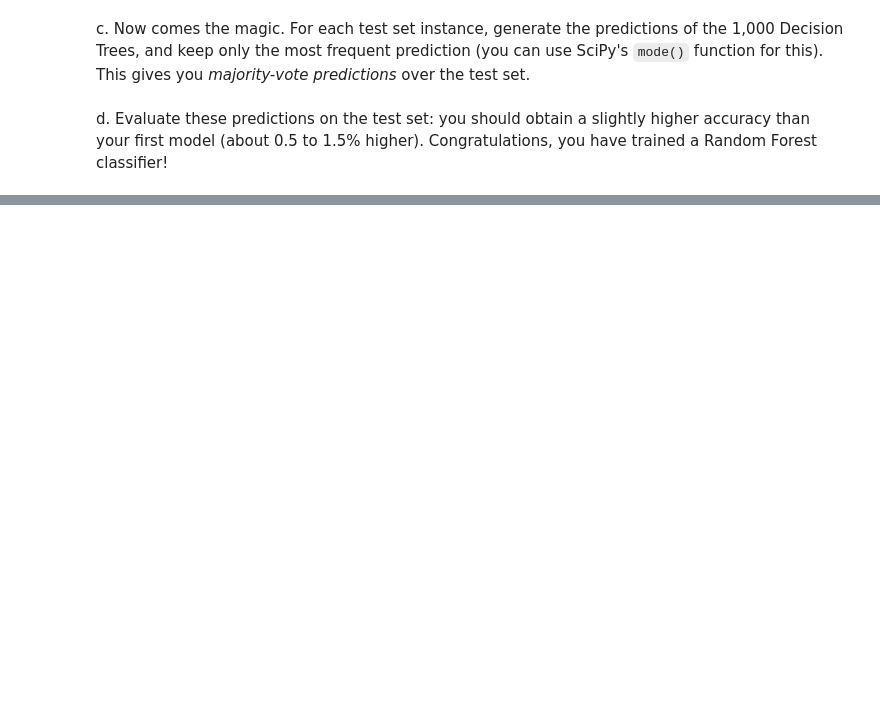
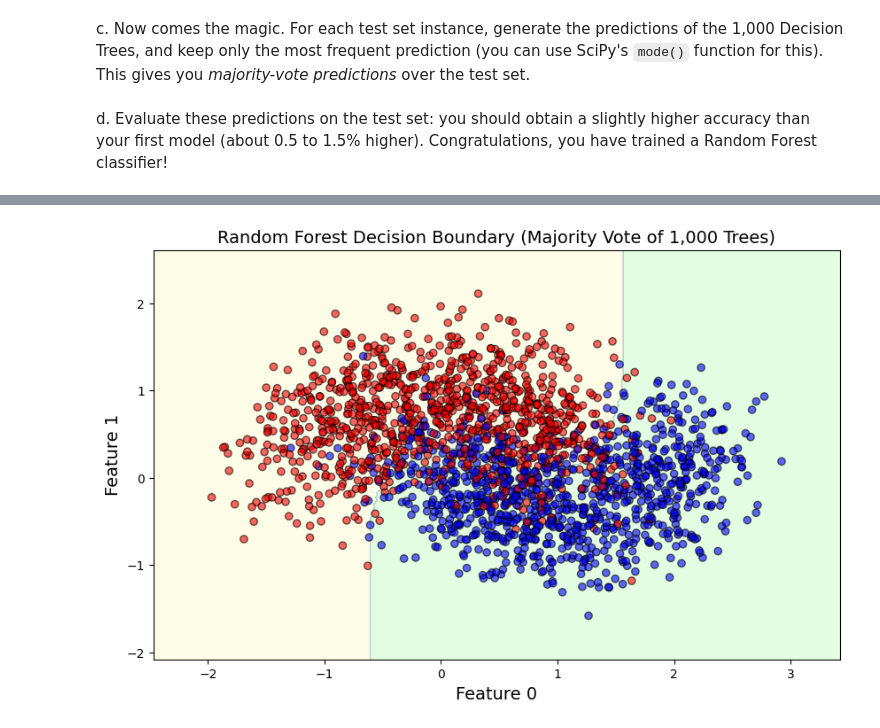
Before and after one commit to ahmedhasan-27/shiftsmart-ai, a Jupyter notebook: 06_decision_trees.ipynb, the cells around one changed output, grey strips where cells are left out. Cells and saved outputs as stored; diff of their text form; code cells hidden in the pictures; blank space fills up the shorter version.

```diff
--- a/06_decision_trees.ipynb
+++ b/06_decision_trees.ipynb
@@ -181,0 +217,39 @@ accuracy_score(y_test, y_pred_majority_votes.reshape([-1]))
+# %%
+import numpy as np
+import matplotlib.pyplot as plt
+from matplotlib.colors import ListedColormap
+
+def plot_decision_boundary(X, y, y_pred_fn):
+    # Set up mesh grid
+    x1_min, x1_max = X[:, 0].min() - 0.5, X[:, 0].max() + 0.5
+    x2_min, x2_max = X[:, 1].min() - 0.5, X[:, 1].max() + 0.5
+    xx1, xx2 = np.meshgrid(np.linspace(x1_min, x1_max, 500),
+                           np.linspace(x2_min, x2_max, 500))
+
+    # Flatten the grid points to feed into the voting logic
+    X_grid = np.c_[xx1.ravel(), xx2.ravel()]
+
+    # Get predictions for all points in the grid using the ensemble
+    Y_grid_pred = np.empty([n_trees, len(X_grid)], dtype=np.uint8)
+    for tree_index, tree in enumerate(forest):
+        Y_grid_pred[tree_index] = tree.predict(X_grid)
+
+    from scipy.stats import mode
+    y_grid_majority, _ = mode(Y_grid_pred, axis=0)
+    zz = y_grid_majority.reshape(xx1.shape)
+
+    # Plotting the decision regions and the test data points
+    custom_cmap = ListedColormap(['#fafab0', '#9898ff', '#a0faa0'])
+    plt.contourf(xx1, xx2, zz, alpha=0.3, cmap=custom_cmap)
+
+    custom_cmap_points = ListedColormap(['#FF0000', '#0000FF'])
+    plt.scatter(X[:, 0], X[:, 1], c=y, cmap=custom_cmap_points, alpha=0.6, edgecolors='k')
+    plt.xlabel("Feature 0")
+    plt.ylabel("Feature 1")
+
+plt.figure(figsize=(10, 6))
+plot_decision_boundary(X_test, y_test, None)
+plt.title("Random Forest Decision Boundary (Majority Vote of 1,000 Trees)")
+plt.show()
+# %% [output]
+[figure, added]
```
Also changed, not shown: parts of 8 cells of this notebook.
